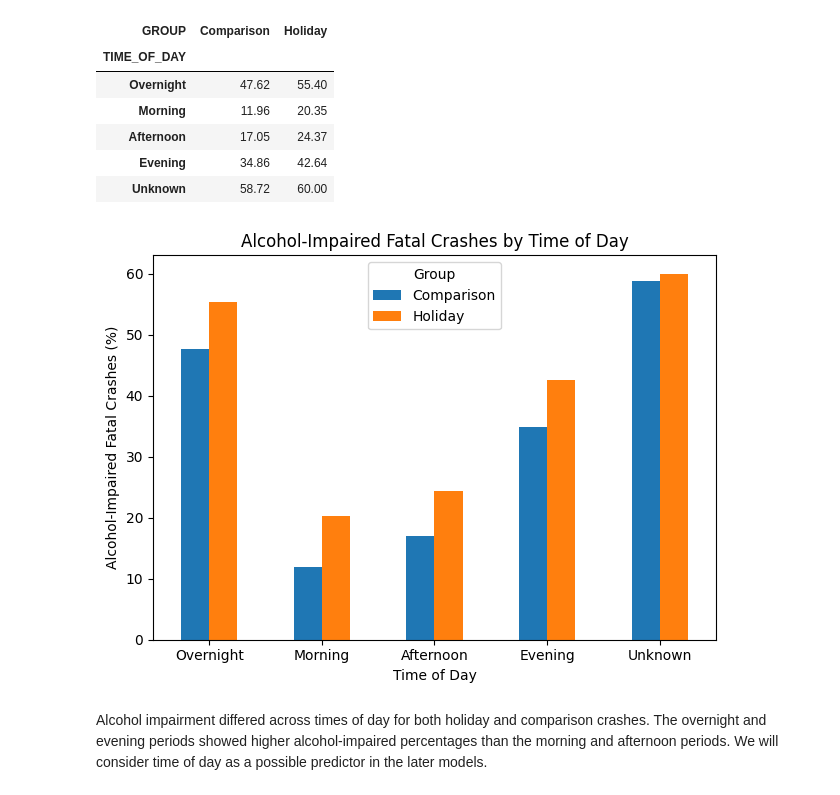
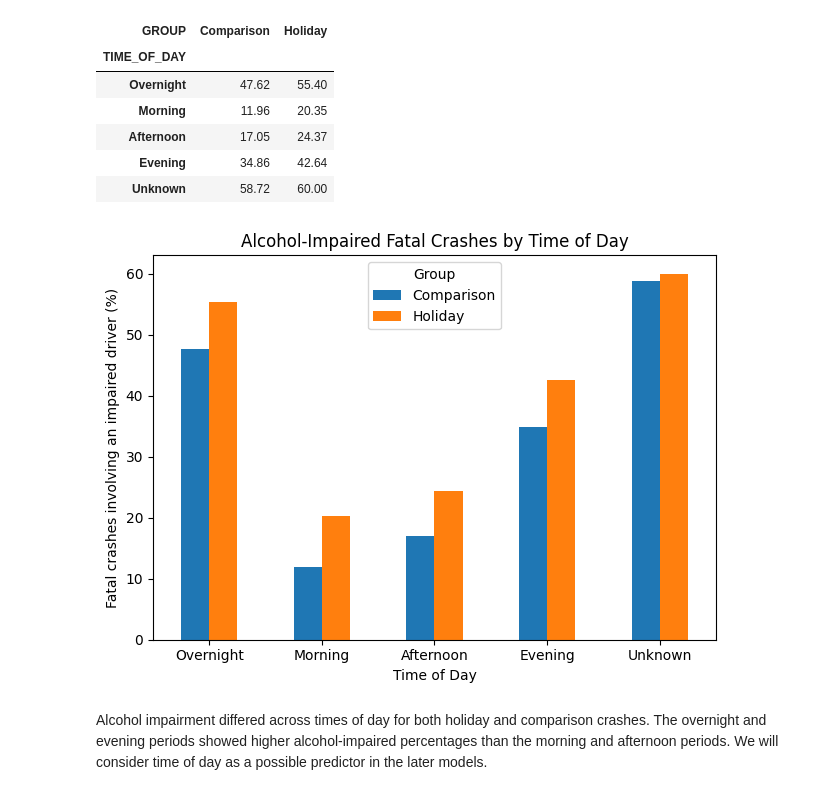
Before and after one commit to Prashriya/DS-325-Final-Project, a Jupyter notebook: FinalProject.ipynb, the cells around one changed output. Saved outputs shown, nothing was run; the diff lists cells and outputs as text; code cells hidden in the pictures.

```diff
--- a/FinalProject.ipynb
+++ b/FinalProject.ipynb
@@ -393,15 +393,15 @@ rates_by_time_group.round(2)
 # %%
 rates_by_time_group.plot(kind="bar")
 
-plt.ylabel("Alcohol-Impaired Fatal Crashes (%)")
+plt.ylabel("Fatal crashes involving an impaired driver (%)")
 plt.xlabel("Time of Day")
 plt.title("Alcohol-Impaired Fatal Crashes by Time of Day")
 plt.xticks(rotation=0)
 plt.legend(title="Group")
 plt.tight_layout()
 plt.show()
 # %% [output]
-[figure, old version]
+[figure, new version]
 # %% [markdown]
 Alcohol impairment differed across times of day for both holiday and comparison crashes. The overnight and evening periods showed higher alcohol-impaired percentages than the morning and afternoon periods. We will consider time of day as a possible predictor in the later models.
 # %% [markdown]
```
Also changed, not shown: parts of 4 cells of this notebook.
